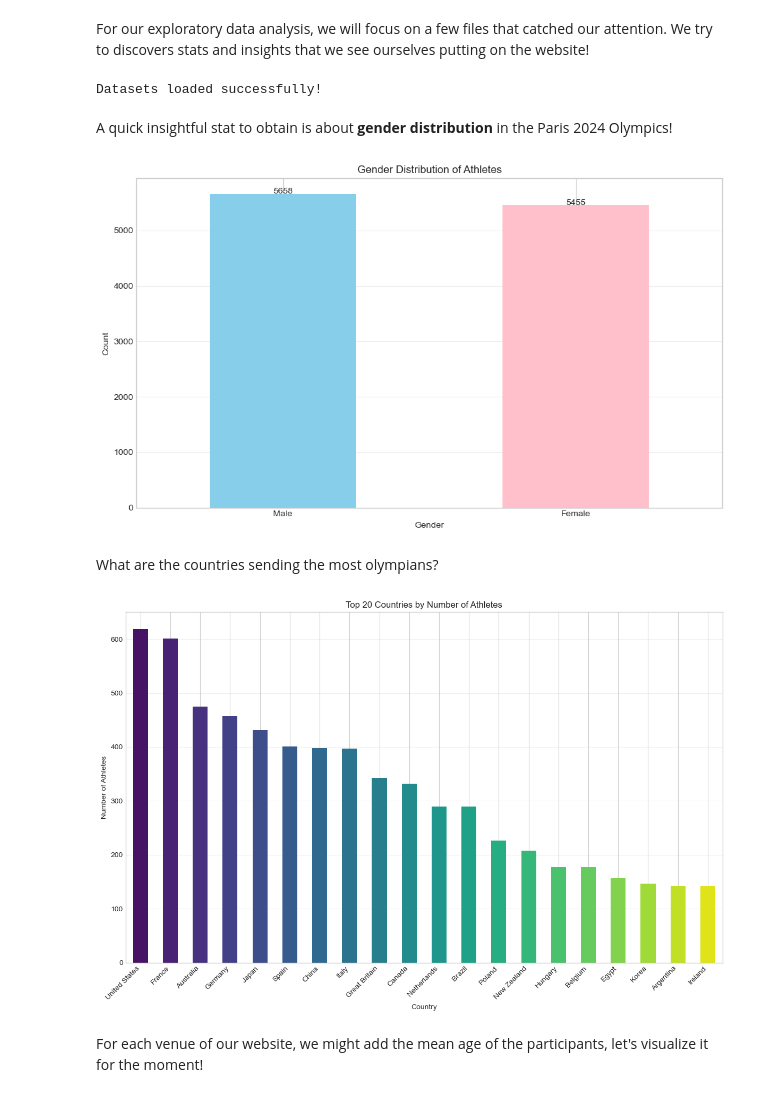
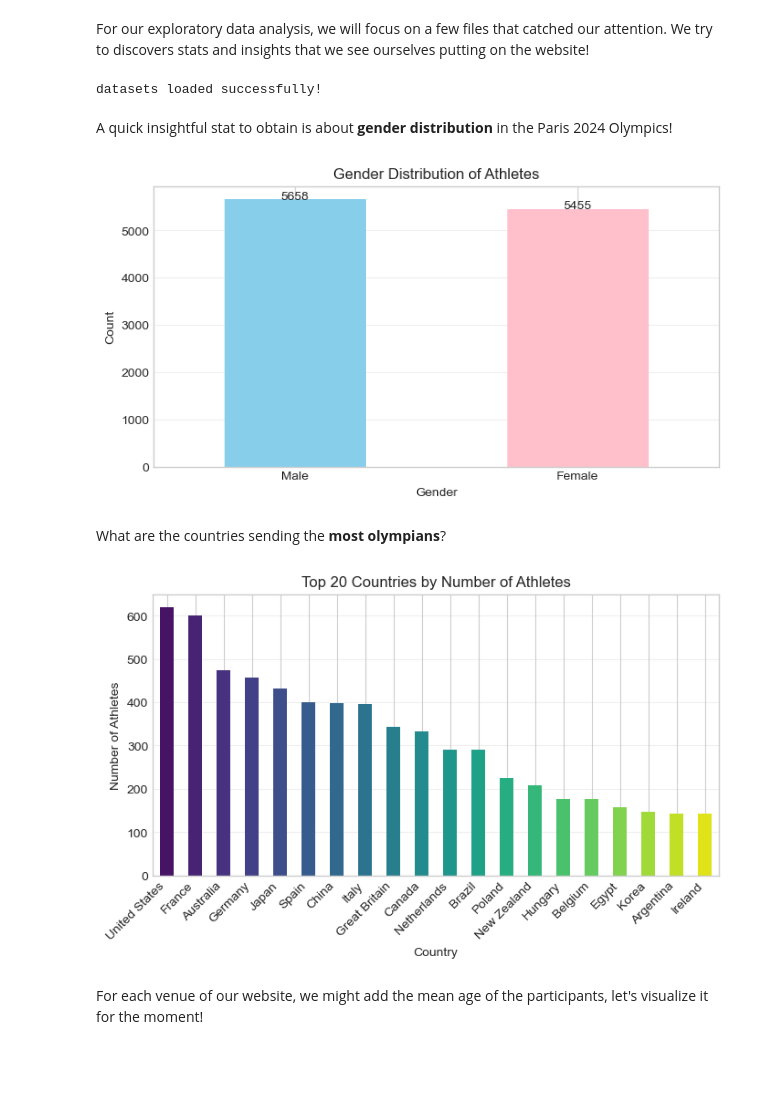
Before and after one commit to jeanprbt/dataringz, a Jupyter notebook: eda/eda.ipynb, the cells around one changed output. Drawn from its saved outputs; the diff is of its cells as text; code cells hidden in the pictures; blank space fills up the shorter version.

```diff
--- a/eda/eda.ipynb
+++ b/eda/eda.ipynb
@@ -29,51 +28,53 @@ First, download it using the following cell.
 # %% [markdown]
 For our exploratory data analysis, we will focus on a few files that catched our attention. We try to discovers stats and insights that we see ourselves putting on the website!
 # %%
+import os
 import pandas as pd
 import matplotlib.pyplot as plt
 import seaborn as sns
 import numpy as np
-from datetime import datetime
+
+# Ignore warnings
 import warnings
+warnings.filterwarnings('ignore')
 
-warnings.filterwarnings('ignore')
+# Set plot style
 plt.style.use('seaborn-v0_8-whitegrid')
 sns.set_palette("pastel")
 
-# Read datasets for EDA
-athletes_df = pd.read_csv('athletes.csv')
-events_df = pd.read_csv('events.csv')
-medallists_df = pd.read_csv('medallists.csv')
-medals_total_df = pd.read_csv('medals_total.csv')
-torch_route_df = pd.read_csv('torch_route.csv')
-medals_df = pd.read_csv('medals.csv')
+# Read datasets
+DATA_PREFIX = "./data/"
+athletes_df = pd.read_csv(os.path.join(DATA_PREFIX, 'athletes.csv'))
+events_df = pd.read_csv(os.path.join(DATA_PREFIX, 'events.csv'))
+medallists_df = pd.read_csv(os.path.join(DATA_PREFIX, 'medallists.csv'))
+medals_total_df = pd.read_csv(os.path.join(DATA_PREFIX, 'medals_total.csv'))
+torch_route_df = pd.read_csv(os.path.join(DATA_PREFIX, 'torch_route.csv'))
+medals_df = pd.read_csv(os.path.join(DATA_PREFIX, 'medals.csv'))
 
-print("Datasets loaded successfully!")
+print("datasets loaded successfully!")
 # %% [output]
-Datasets loaded successfully!
+datasets loaded successfully!
 # %% [markdown]
 A quick insightful stat to obtain is about **gender distribution** in the Paris 2024 Olympics!
 # %%
 # Gender distribution
-plt.figure(figsize=(10, 6))
+plt.figure(figsize=(8, 4))
 gender_counts = athletes_df['gender'].value_counts()
 gender_counts.plot(kind='bar', color=['skyblue', 'pink'])
 plt.title('Gender Distribution of Athletes')
 plt.xlabel('Gender')
 plt.ylabel('Count')
 plt.xticks(rotation=0)
 plt.grid(axis='y', alpha=0.3)
 for i, v in enumerate(gender_counts):
     plt.text(i, v + 5, str(v), ha='center')
-plt.tight_layout()
-plt.show()
 # %% [output]
-[figure, old version]
+[figure, new version]
 # %% [markdown]
-What are the countries sending the most olympians?
+What are the countries sending the **most olympians**?
 # %%
 # Country distribution (top 20)
-plt.figure(figsize=(12, 8))
+plt.figure(figsize=(8, 4))
 country_counts = athletes_df['country'].value_counts().head(20)
 country_counts.plot(kind='bar', color=sns.color_palette("viridis", len(country_counts)))
 plt.title('Top 20 Countries by Number of Athletes')
@@ -81,10 +82,8 @@ plt.xlabel('Country')
 plt.ylabel('Number of Athletes')
 plt.xticks(rotation=45, ha='right')
 plt.grid(axis='y', alpha=0.3)
-plt.tight_layout()
-plt.show()
 # %% [output]
-[figure, old version]
+[figure, new version]
 # %% [markdown]
 For each venue of our website, we might add the mean age of the participants, let's visualize it for the moment!
 # %%
```
Also changed, not shown: parts of 23 cells of this notebook, 5 other files.
